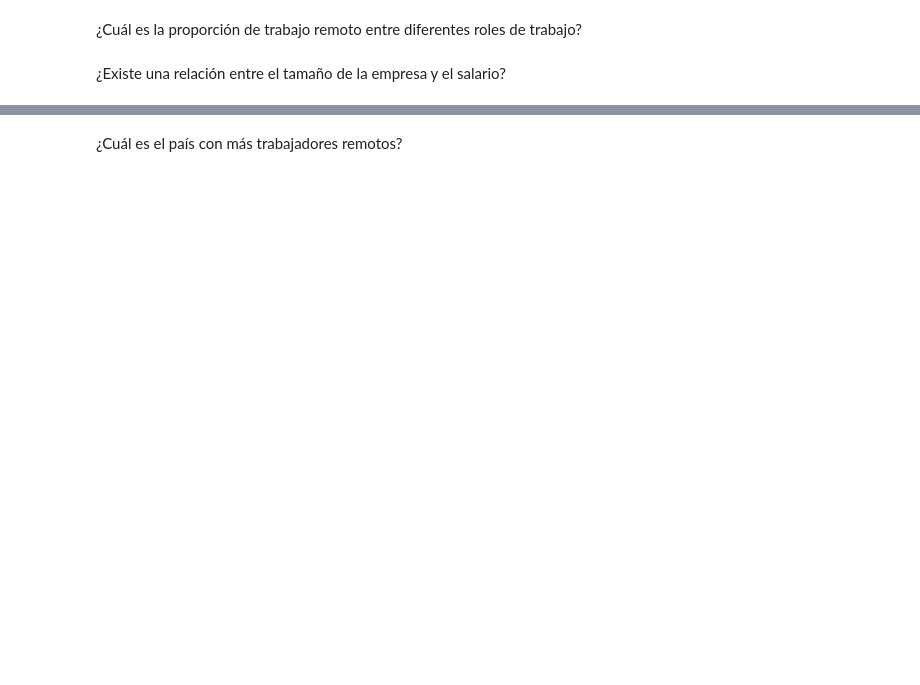
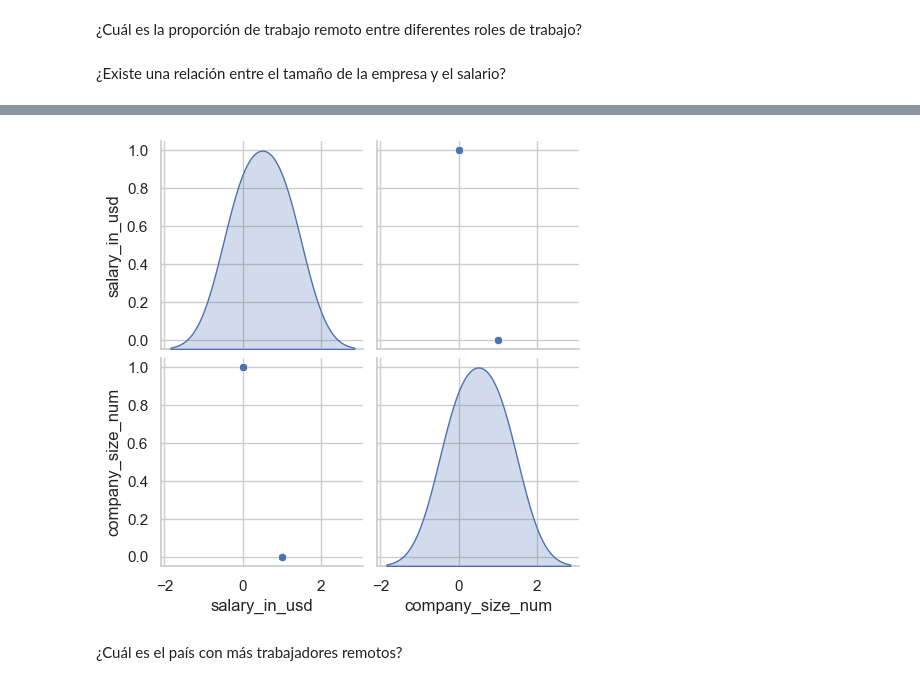
Before and after one commit to xAlbeeerto3/Visualizacion-de-datos-aplicados-a-Data-Science-Salaries-2023, a Jupyter notebook: plotly_ejercicios.ipynb, the cells around one changed output, grey strips where cells are left out. Saved outputs shown, nothing was run; the diff lists cells and outputs as text; code cells hidden in the pictures; blank space fills up the shorter version.

```diff
--- a/plotly_ejercicios.ipynb
+++ b/plotly_ejercicios.ipynb
@@ -251,2 +311,15 @@ AttributeError: module 'plotly.express.data' has no attribute 'salaries'
+# %%
+# También es interesante dar valores a S,M y L para calcular correlaciones.
+
+df['company_size_num'] = df['company_size'].map({'S': 1, 'M': 2, 'L': 3})
+
+# Calculamos la correlacion y creamos un mapa de calor
+correlacion = df[['salary_in_usd', 'company_size_num']].corr()
+
+# Usamos como ejemplo Pairplot
+sns.pairplot(correlacion, diag_kind='kde')
+plt.show()
+# %% [output]
+[figure, added]
 # %% [markdown]
 ¿Cuál es el país con más trabajadores remotos?
```
Also changed, not shown: parts of 15 cells of this notebook, 1 other file.
